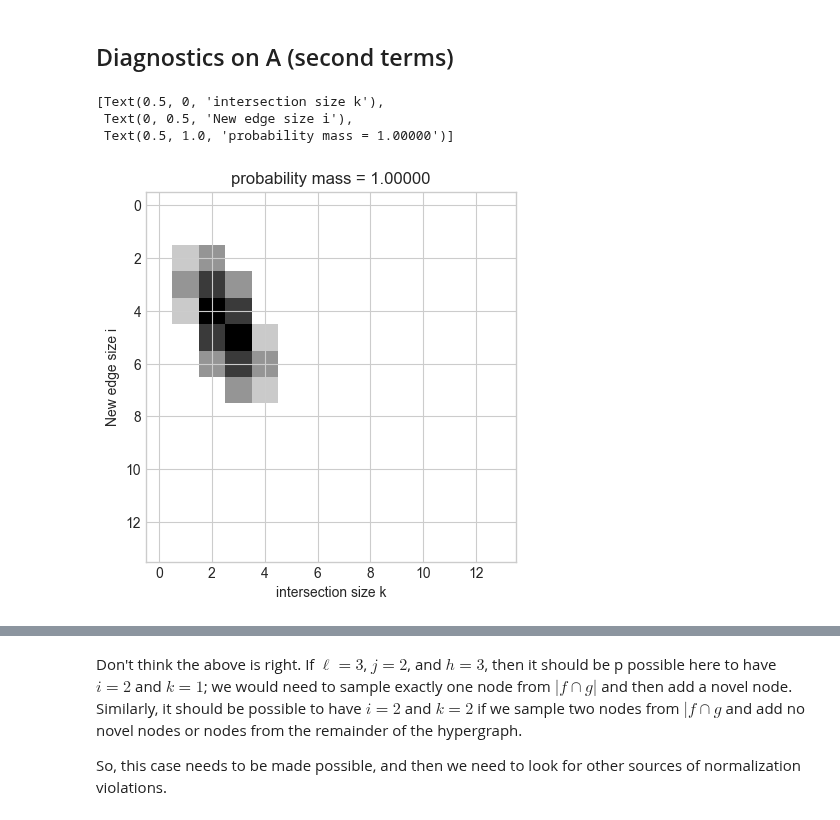
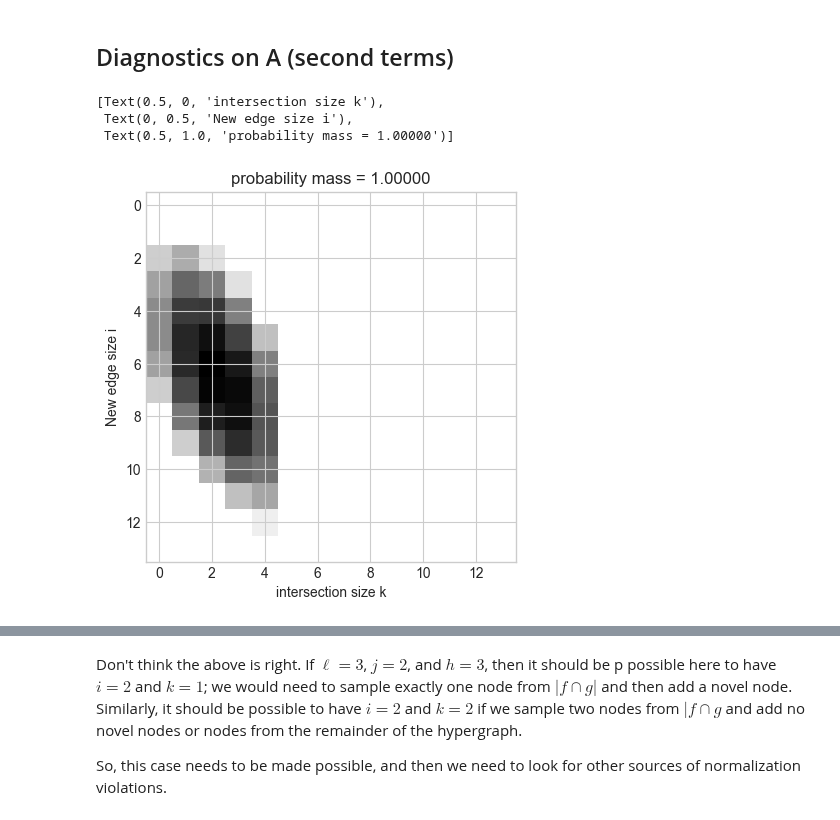
Before and after one commit to hexie1995/HyperGraph, a Jupyter notebook: code/analytic-intersections.ipynb, the cells around one changed output, grey strips where cells are left out. Cells and saved outputs as stored; diff of their text form; code cells hidden in the pictures.

```diff
--- a/code/analytic-intersections.ipynb
+++ b/code/analytic-intersections.ipynb
@@ -194,32 +203,32 @@ MC.B[:,:,2].sum(), MC.B[:,:,3].sum()
 # %%
 k_max = 14
 
 pars = {
     "eta"   : 0.5,
     "beta"  : np.zeros(k_max),
     "gamma" : np.zeros(k_max)
 }
 
 pars["beta"][0:3] = 1/3
 pars["gamma"][0:3] = 1/3
 
 eta, beta, gamma = pars["eta"], pars["beta"], pars["gamma"]
 
 
 MC = m.MatrixConstructor(k_max, pars)
 
-ell = 4
+ell = 8
 j   = 5
 h   = 4
 
 A = MC.A[:, :, ell, j, h]
 plt.imshow(np.log(A))
 plt.gca().set(xlabel = "intersection size k", ylabel = "New edge size i", title = f"probability mass = {A.sum():.5f}")
 # %% [output]
 [Text(0.5, 0, 'intersection size k'),
  Text(0, 0.5, 'New edge size i'),
  Text(0.5, 1.0, 'probability mass = 1.00000')]
-[figure, old version]
+[figure, new version]
 # %%
 h = 6
 MC.A[:,:,:,:,h].sum(axis = (0,1))
```
Also changed, not shown: parts of 23 cells of this notebook, 1 other file.
